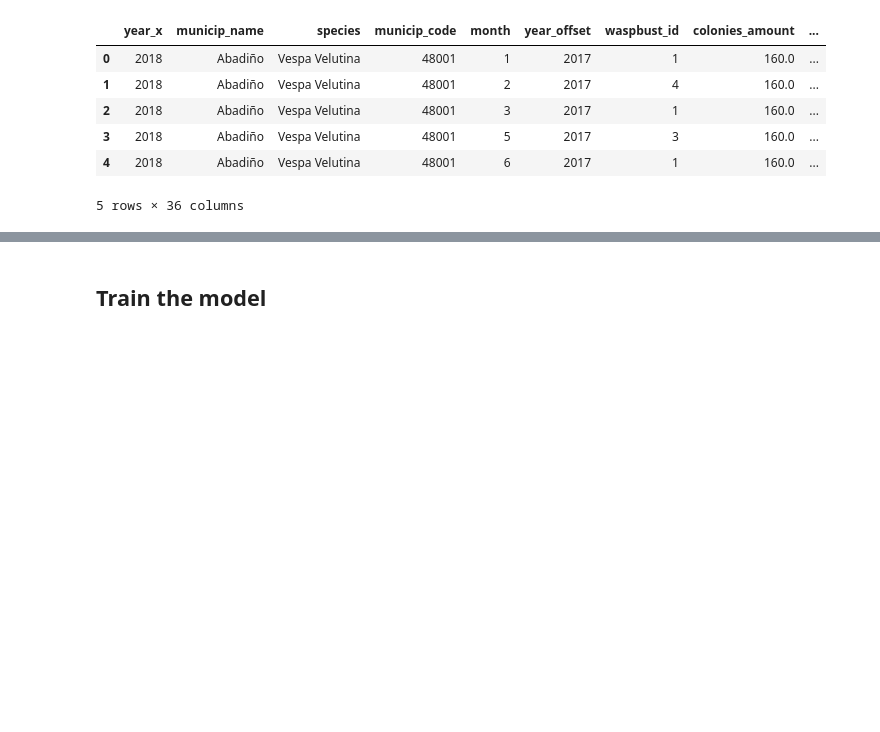
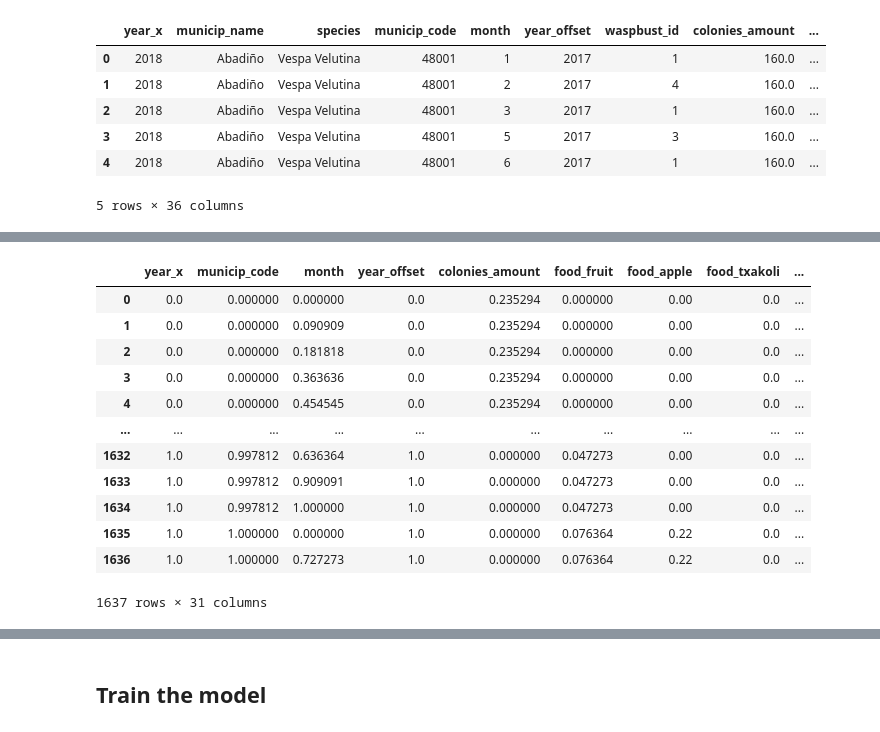
Before and after one commit to IEwaspbusters/KopuruVespaCompetitionIE, a Jupyter notebook: Competition_subs/2021-05-12_submit/batch_OLSyears/workerbee05_HEX.ipynb, the cells around one changed output, grey strips where cells are left out. Drawn from its saved outputs; the diff is of its cells as text; code cells hidden in the pictures; blank space fills up the shorter version.

```diff
--- a/Competition_subs/2021-05-12_submit/batch_OLSyears/workerbee05_HEX.ipynb
+++ b/Competition_subs/2021-05-12_submit/batch_OLSyears/workerbee05_HEX.ipynb
@@ -83,0 +160,16 @@ KeyError: "Passing list-likes to .loc or [] with any missing labels is no longer
+# %%
+QUEEN_train_X
+# %% [output]
+|  | year_x | municip_code | month | year_offset | colonies_amount | food_fruit | food_apple | food_txakoli | ... |
+| 0 | 0.0 | 0.000000 | 0.000000 | 0.0 | 0.235294 | 0.000000 | 0.00 | 0.0 | ... |
+| 1 | 0.0 | 0.000000 | 0.090909 | 0.0 | 0.235294 | 0.000000 | 0.00 | 0.0 | ... |
+| 2 | 0.0 | 0.000000 | 0.181818 | 0.0 | 0.235294 | 0.000000 | 0.00 | 0.0 | ... |
+| 3 | 0.0 | 0.000000 | 0.363636 | 0.0 | 0.235294 | 0.000000 | 0.00 | 0.0 | ... |
+| 4 | 0.0 | 0.000000 | 0.454545 | 0.0 | 0.235294 | 0.000000 | 0.00 | 0.0 | ... |
+| ... | ... | ... | ... | ... | ... | ... | ... | ... | ... |
+| 1632 | 1.0 | 0.997812 | 0.636364 | 1.0 | 0.000000 | 0.047273 | 0.00 | 0.0 | ... |
+| 1633 | 1.0 | 0.997812 | 0.909091 | 1.0 | 0.000000 | 0.047273 | 0.00 | 0.0 | ... |
+| 1634 | 1.0 | 0.997812 | 1.000000 | 1.0 | 0.000000 | 0.047273 | 0.00 | 0.0 | ... |
+| 1635 | 1.0 | 1.000000 | 0.000000 | 1.0 | 0.000000 | 0.076364 | 0.22 | 0.0 | ... |
+| 1636 | 1.0 | 1.000000 | 0.727273 | 1.0 | 0.000000 | 0.076364 | 0.22 | 0.0 | ... |
+1637 rows × 31 columns
```
Also changed, not shown: parts of 12 cells of this notebook, 1 other file.
